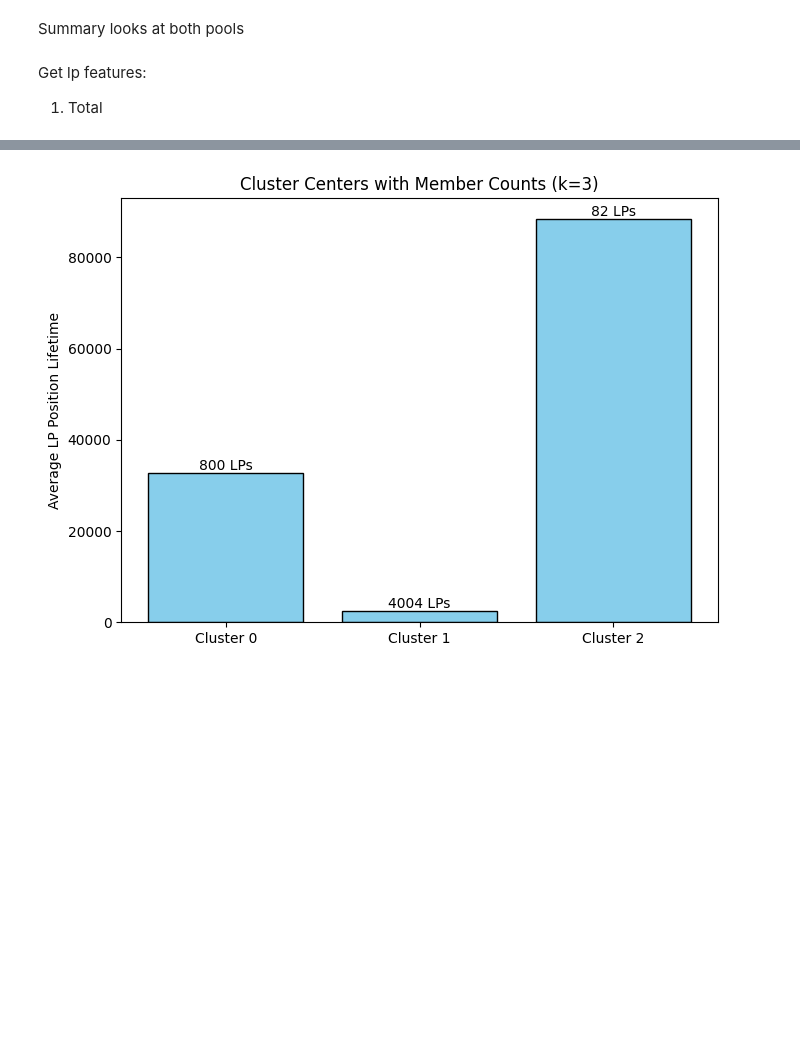
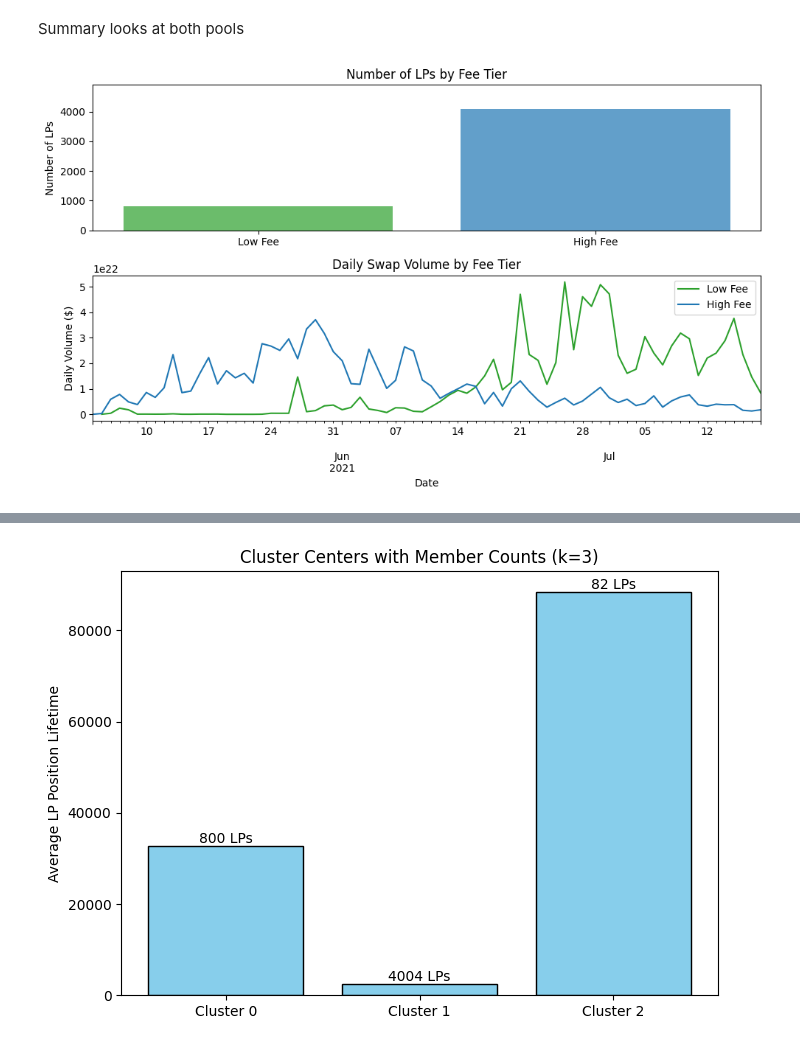
Before and after one commit to tobinchodos/uniswappy_thrack, a Jupyter notebook: simulation/results_analysis_and_clustering.ipynb, the cells around one changed output, grey strips where cells are left out. Cells and saved outputs as stored; diff of their text form; code cells hidden in the pictures; blank space fills up the shorter version.

```diff
--- a/simulation/results_analysis_and_clustering.ipynb
+++ b/simulation/results_analysis_and_clustering.ipynb
@@ -37,34 +37,33 @@ lp_cols_high = [i for i in high_fee.columns if ('fee' not in i) & ('inventory' n
 
 both['dollar_swap_value'] = np.where(both.event == 'swap',
                                      abs(both['amount1']),
                                      0)
 
 # Number of LPs
 n_lps_low = len(lp_cols_low)
 n_lps_high = len(lp_cols_high)
 
 # Daily volumes
 daily_vol_low = both[both.fee_rate == 500].groupby('date').dollar_swap_value.sum()
 daily_vol_high = both[both.fee_rate == 3000].groupby('date').dollar_swap_value.sum()
 
 fig, (ax1, ax2) = plt.subplots(2, 1, figsize=(10, 6), sharex=False)
 
 # num of LPs by fee type
 ax1.bar(['Low Fee', 'High Fee'], [n_lps_low, n_lps_high], color=['tab:green', 'tab:blue'], alpha=0.7)
 ax1.set_ylabel('Number of LPs')
 ax1.set_title('Number of LPs by Fee Tier')
 ax1.set_ylim(0, max(n_lps_low, n_lps_high)*1.2)
 
 #  daily volume by fee tier
 daily_vol_low.plot(ax=ax2, label='Low Fee', color='tab:green')
 daily_vol_high.plot(ax=ax2, label='High Fee', color='tab:blue')
-ax2.set_ylabel('Daily Volume ($)')
+ax2.set_ylabel('Daily Volume ($2)')
 ax2.set_xlabel('Date')
 ax2.set_title('Daily Swap Volume by Fee Tier')
 ax2.legend()
 
 plt.tight_layout()
 plt.show()
+# %% [output]
+[figure, added]
-# %% [markdown]
-Get lp features:
-1. Total
```
Also changed, not shown: parts of 7 cells of this notebook.
